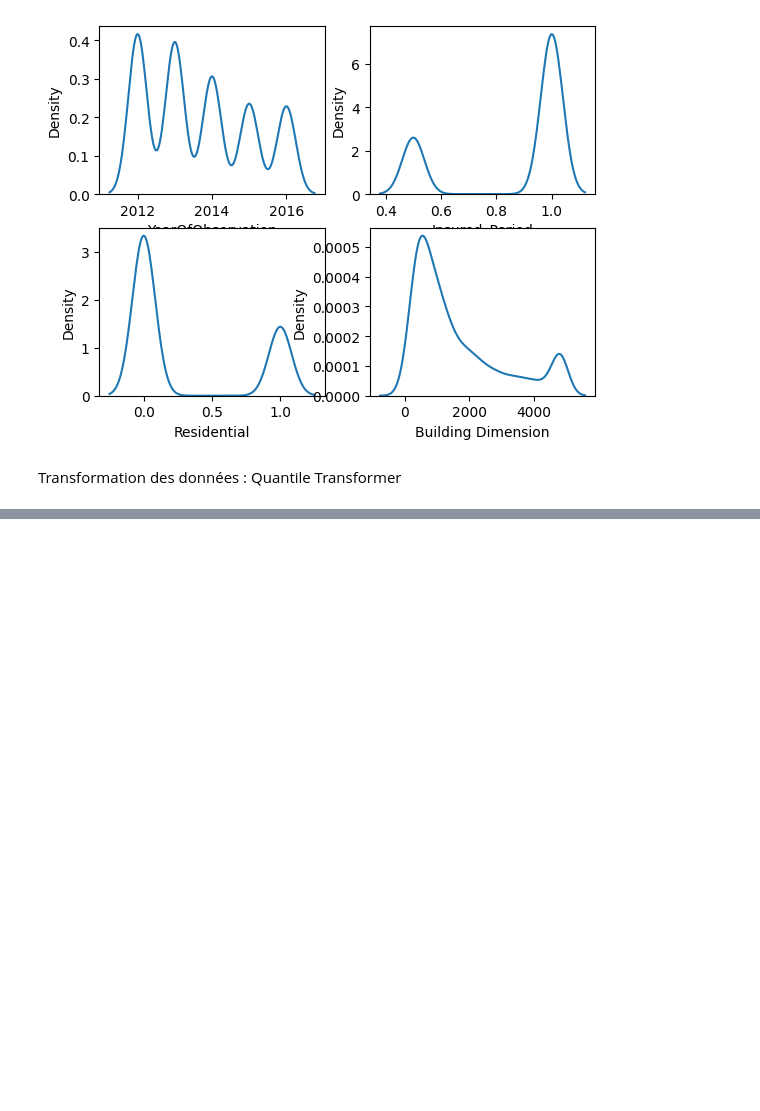
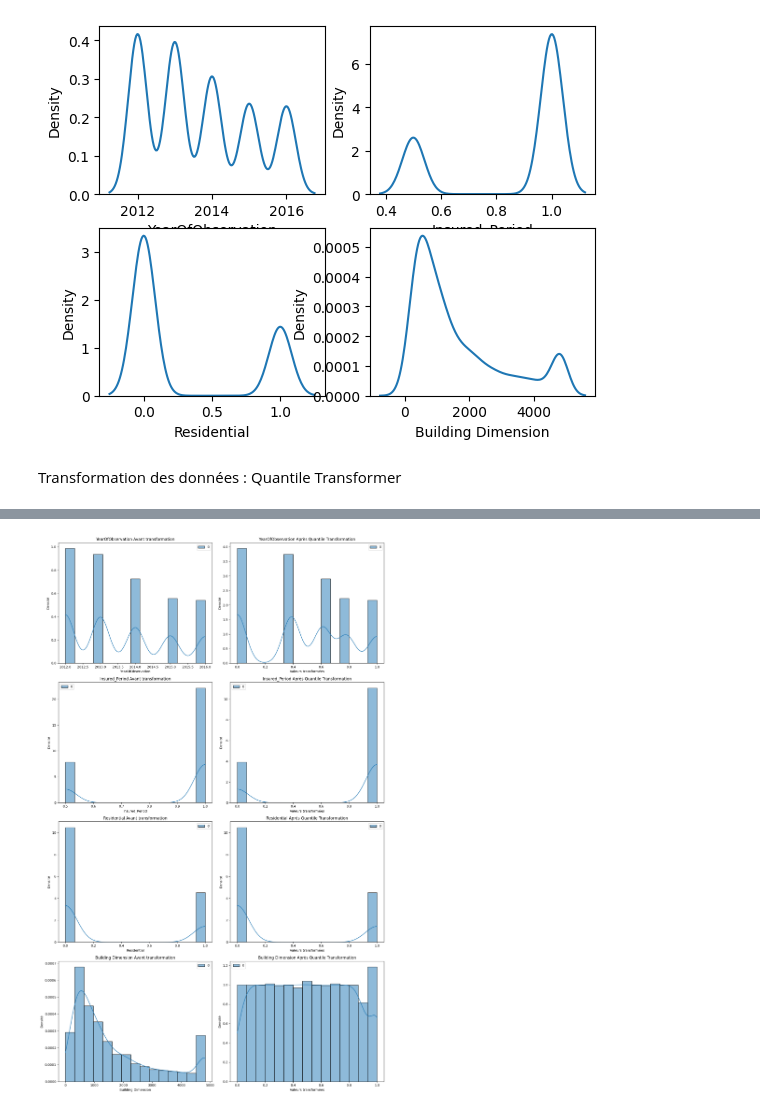
Before and after one commit to Sirine2002/Data_Mining, a Jupyter notebook: Projet.ipynb, the cells around one changed output, grey strips where cells are left out. Saved outputs shown, nothing was run; the diff lists cells and outputs as text; code cells hidden in the pictures; blank space fills up the shorter version.

```diff
--- a/Projet.ipynb
+++ b/Projet.ipynb
@@ -257,29 +249,20 @@ KBinsDiscretizer(encode='ordinal', n_bins=4, subsample=4997)
 # %%
-def tracageComparaisonCourbe(col,distribution):
+def tracageComparaisonCourbe(i, col, distribution):
     data = df_assurance[col].values.reshape(-1, 1)
     # Appliquer QuantileTransformer
     qt = QuantileTransformer(output_distribution=distribution, random_state=0)
     data_transformed = qt.fit_transform(data)
-    # Tracer les distributions avant et après la transformation
-    plt.figure(figsize=(12, 6))
+
     # Avant transformation
-    plt.subplot(1, 2, 1)
-    plt.hist(data, bins=15, color='skyblue', edgecolor='black')
-    plt.title('Avant transformation')
+    plt.subplot(len(list_col_num), 2, i * 2 + 1)
+    sns.histplot(data, bins=15, kde=True, stat='density', color='skyblue', edgecolor='black')
+    plt.title(f'{col} Avant transformation')
     plt.xlabel(col)
-    plt.ylabel('Fréquence')
+    plt.ylabel('Densité')
+
     # Après transformation
-    plt.subplot(1, 2, 2)
-    plt.hist(data_transformed, bins=15, color='salmon', edgecolor='black')
-    plt.title('Après Quantile Transformation')
+    plt.subplot(len(list_col_num), 2, i * 2 + 2)
+    sns.histplot(data_transformed, bins=15, kde=True, stat='density', color='salmon', edgecolor='black')
+    plt.title(f'{col} Après Quantile Transformation')
     plt.xlabel('Valeurs transformées')
-    plt.ylabel('Fréquence')
-    plt.tight_layout()
-    plt.show()
+    plt.ylabel('Densité')
-# %%
-plt.figure(figsize=(11, 5))
-def tracageUniform():
-    for i in range(len(list_col_num)):
-        plt.subplot(2, 2, i + 1)
-        tracageComparaisonCourbe(list_col_num[i],'uniform')
-tracageUniform()
@@ -294,0 +269,10 @@ tracageUniform()
+# %%
+def tracageUniform():
+    plt.figure(figsize=(15, len(list_col_num) * 6))
+    for i, col in enumerate(list_col_num):
+        tracageComparaisonCourbe(i,col, 'uniform')
+    plt.tight_layout()
+    plt.show()
+tracageUniform()
+# %% [output]
+[figure, added]
```
Also changed, not shown: parts of 7 cells of this notebook.
